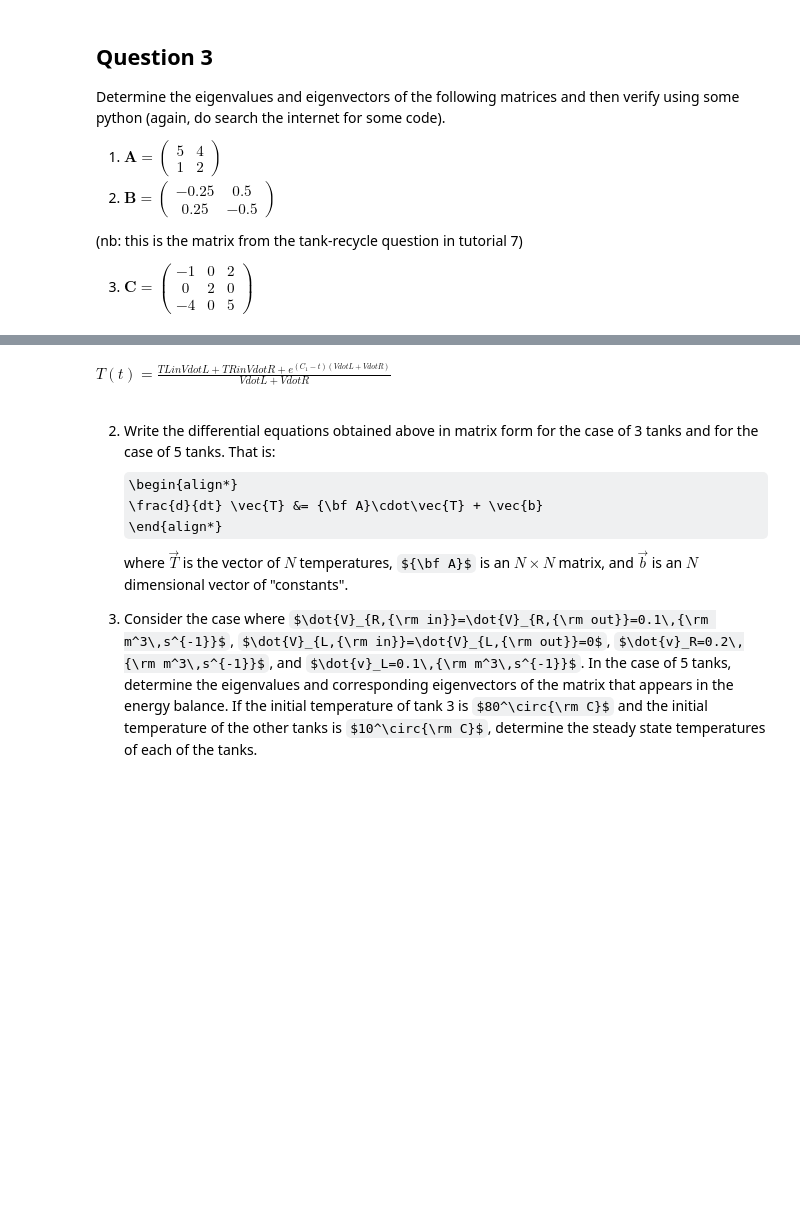
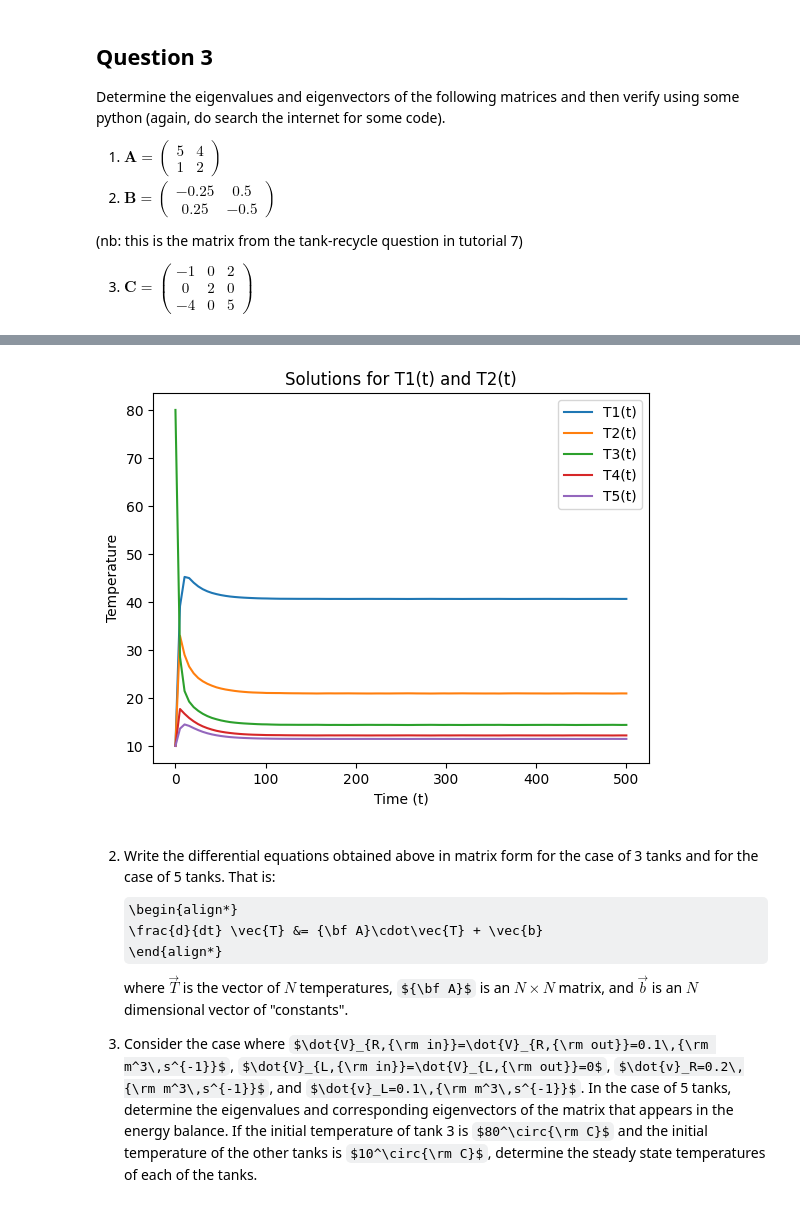
Before and after one commit to vint-j/Chemical-Engineering, a Jupyter notebook: Notebooks/CP213/Tutorial 8.ipynb, the cells around one changed output, grey strips where cells are left out. Cells and saved outputs as stored; diff of their text form; code cells hidden in the pictures; some formulas as TeX source; blank space fills up the shorter version.

```diff
--- a/Notebooks/CP213/Tutorial 8.ipynb
+++ b/Notebooks/CP213/Tutorial 8.ipynb
@@ -111,13 +79,45 @@ $C=4.2\,{\rm kJ\,kg}^{-1}$.
    (i.e. tank 1), the final tank (i.e. tank $N$), and an intermediate
    tank tank $k$, where $1<k<N$, to develop the differential equations
    that govern the temperature of the water in each of the tanks.
-# %%
-import sympy as sp
-t,k,V,TLin, TRin,VdotL,VdotR = sp.symbols('t k V TLin TRin VdotL VdotR')
-p,c = 1000,4200
-T = sp.Function('T')(t)
-# %% [output]
-$\displaystyle T{\left(t \right)} = \frac{TLin VdotL + TRin VdotR + e^{\left(C_{1} - t\right) \left(VdotL + VdotR\right)}}{VdotL + VdotR}$
+# %%
+
+import numpy as np
+from scipy.integrate import solve_ivp
+import matplotlib.pyplot as plt
+V=1
+p=1000
+c=4.2
+m=p*V
+VRin=0.1
+Vlin=0.1
+Vr=0.1
+Vl=0.1
+TRin=80
+TLin=10
+def funcs(t, T):
+    T1, T2, T3, T4, T5 = T
+    dT1dt = (VRin * p * c * (TRin - T1) + Vl * p * c * (T2 - T1) - Vr * p * c * (T1 - T2)) / (m * c)
+    dT2dt = (Vr * p * c * (T1 - T2) + Vl * p * c * (T3 - T2) - Vr * p * c * (T2 - T3) - Vl * p * c * (T2 - T3)) / (m * c)
+    dT3dt = (Vr * p * c * (T2 - T3) + Vl * p * c * (T4 - T3) - Vr * p * c * (T3 - T4) - Vl * p * c * (T3 - T4)) / (m * c)
+    dT4dt = (Vr * p * c * (T3 - T4) + Vl * p * c * (T5 - T4) - Vr * p * c * (T4 - T5) - Vl * p * c * (T4 - T5)) / (m * c)
+    dT5dt = (Vlin * p * c * (TLin - T5) + Vr * p * c * (T4 - T5) - Vl * p * c * (T5 - T4)) / (m * c)
+    return [dT1dt, dT2dt, dT3dt, dT4dt, dT5dt]
+ics=[10,10,80,10,10]
+time=500
+t_eval = np.linspace(0, time, 100)
+solution = solve_ivp(funcs, (0, time), ics, t_eval=t_eval)
+plt.plot(solution.t, solution.y[0], label="T1(t)")
+plt.plot(solution.t, solution.y[1], label="T2(t)")
+plt.plot(solution.t, solution.y[2], label="T3(t)")
+plt.plot(solution.t, solution.y[3], label="T4(t)")
+plt.plot(solution.t, solution.y[4], label="T5(t)")
+plt.xlabel("Time (t)")
+plt.ylabel("Temperature")
+plt.legend()
+plt.title("Solutions for T1(t) and T2(t)")
+plt.show()
+# %% [output]
+[figure, added]
 # %% [markdown]
 2. Write the differential equations obtained above in matrix form for the case of 3 tanks and for the case of 5 tanks.  That is:
 \begin{align*}
```
Also changed, not shown: parts of 6 cells of this notebook.
